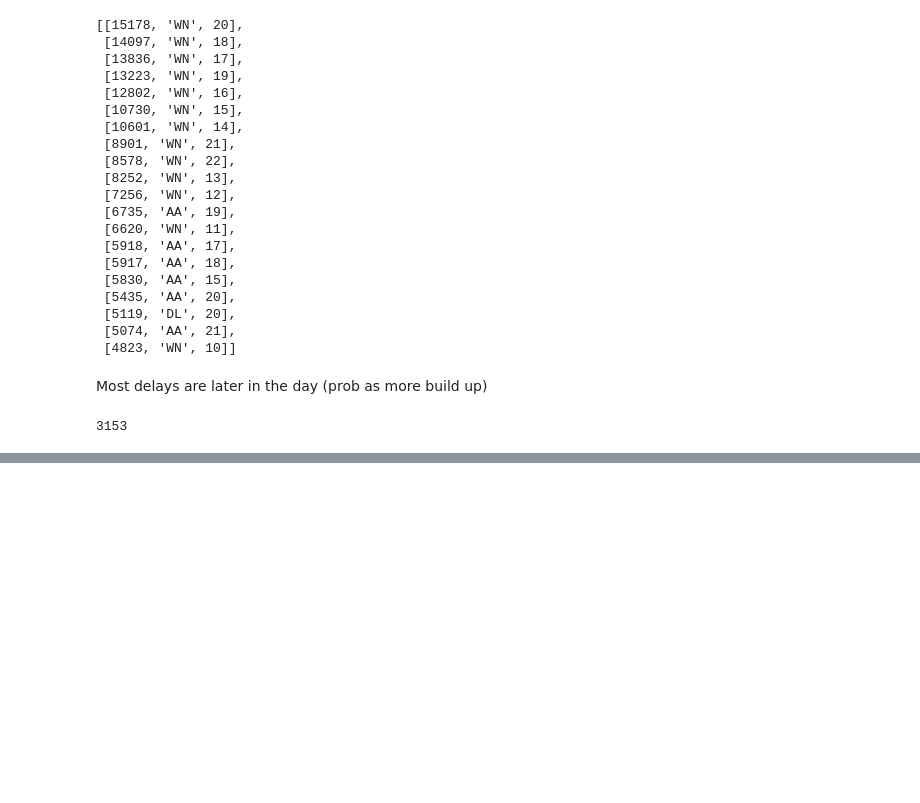
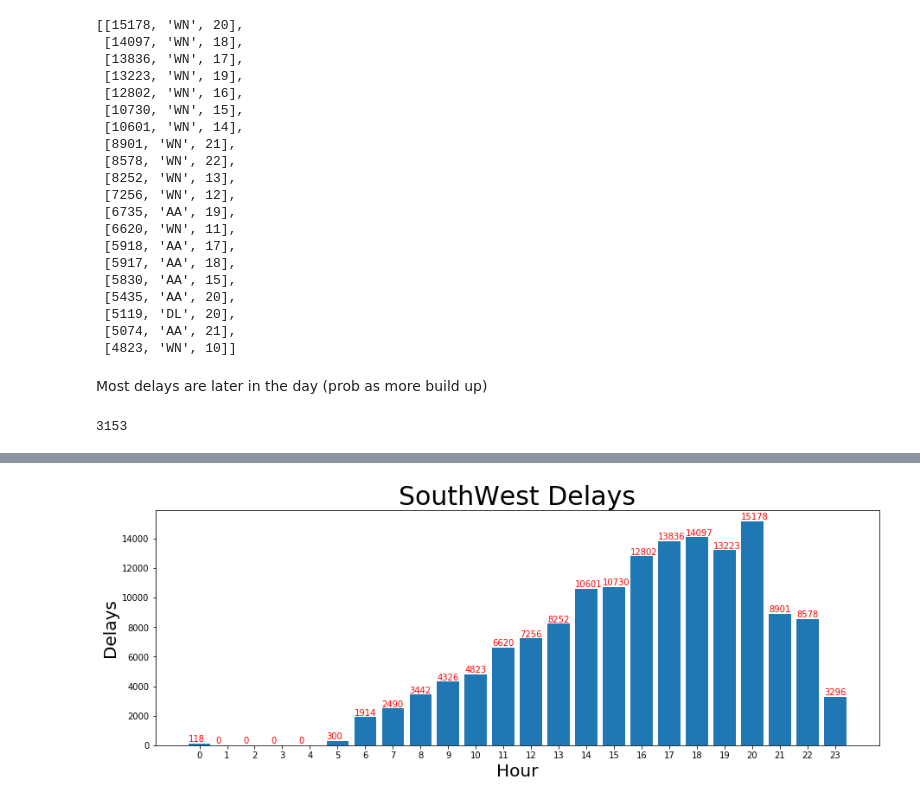
Before and after one commit to Arimorris/delays, a Jupyter notebook: Delay_causes.ipynb, the cells around one changed output, grey strips where cells are left out. Drawn from its saved outputs; the diff is of its cells as text; code cells hidden in the pictures; blank space fills up the shorter version.

Commit message:
southwest info

```diff
--- a/Delay_causes.ipynb
+++ b/Delay_causes.ipynb
@@ -295,0 +363,6 @@ Length: 18039, dtype: int64
+# %%
+s = pd.Series([0, 0, 0, 0], index=[1,2,3,4])
+# %%
+sw_hr2 = sw_hr.append(s)
+# %%
+sw_hour = [sw_hr2[x] for x in range(24)]
@@ -295,0 +389,2 @@ Length: 18039, dtype: int64
+# %%
+hour = [x for x in range(24)]
@@ -295,0 +411,12 @@ Length: 18039, dtype: int64
+# %%
+plt.figure(figsize=(15,5))
+plt.bar(hour, sw_hour)
+plt.title("SouthWest Delays", fontsize =30)
+plt.xlabel("Hour", fontsize =20)
+plt.xticks(range(24))
+plt.ylabel("Delays", fontsize =20)
+for a,b in zip(range(24), sw_hour):
+    plt.text(a - .4, b + 100, str(b), fontsize =10, color ='r')
+plt.show()
+# %% [output]
+[figure, added]
```
Also changed, not shown: parts of 16 cells of this notebook.
